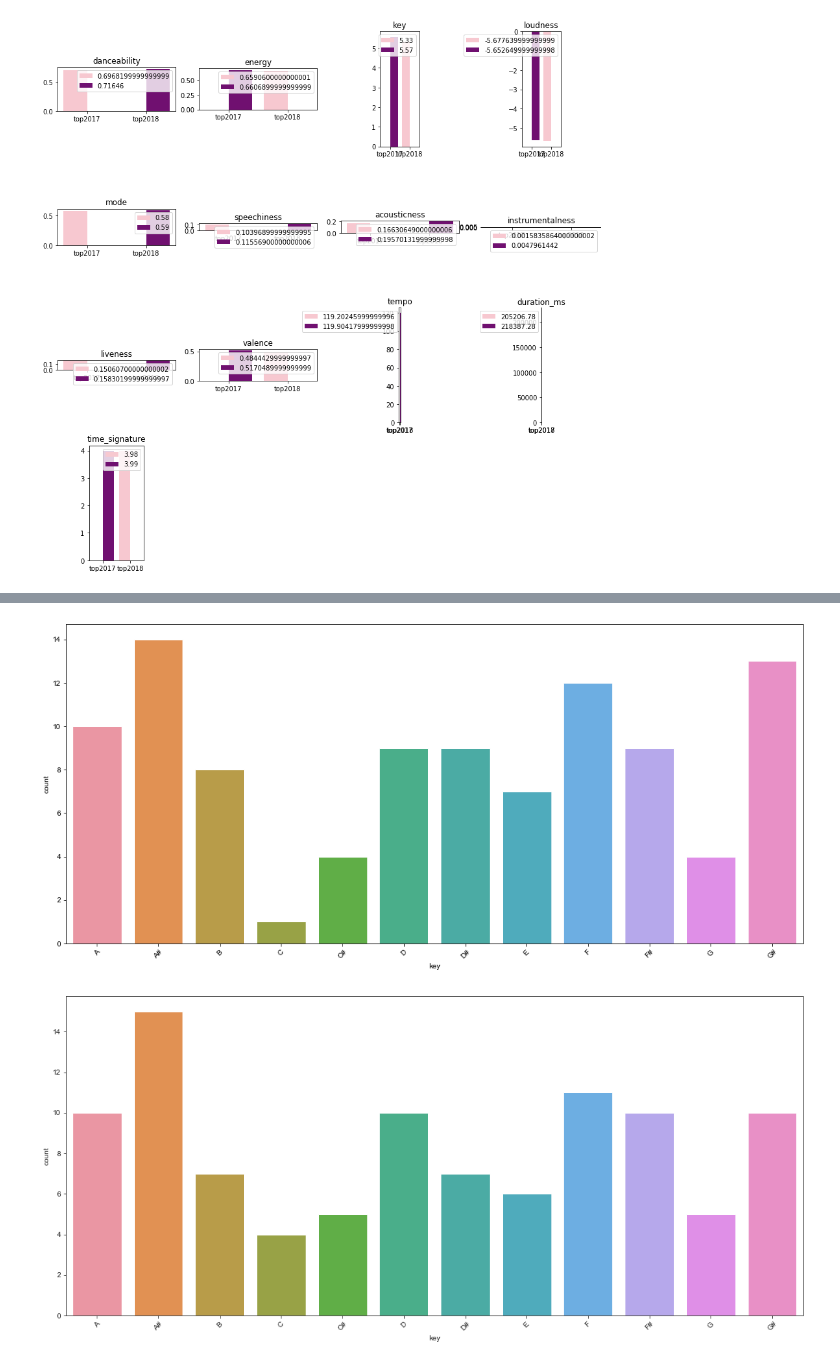
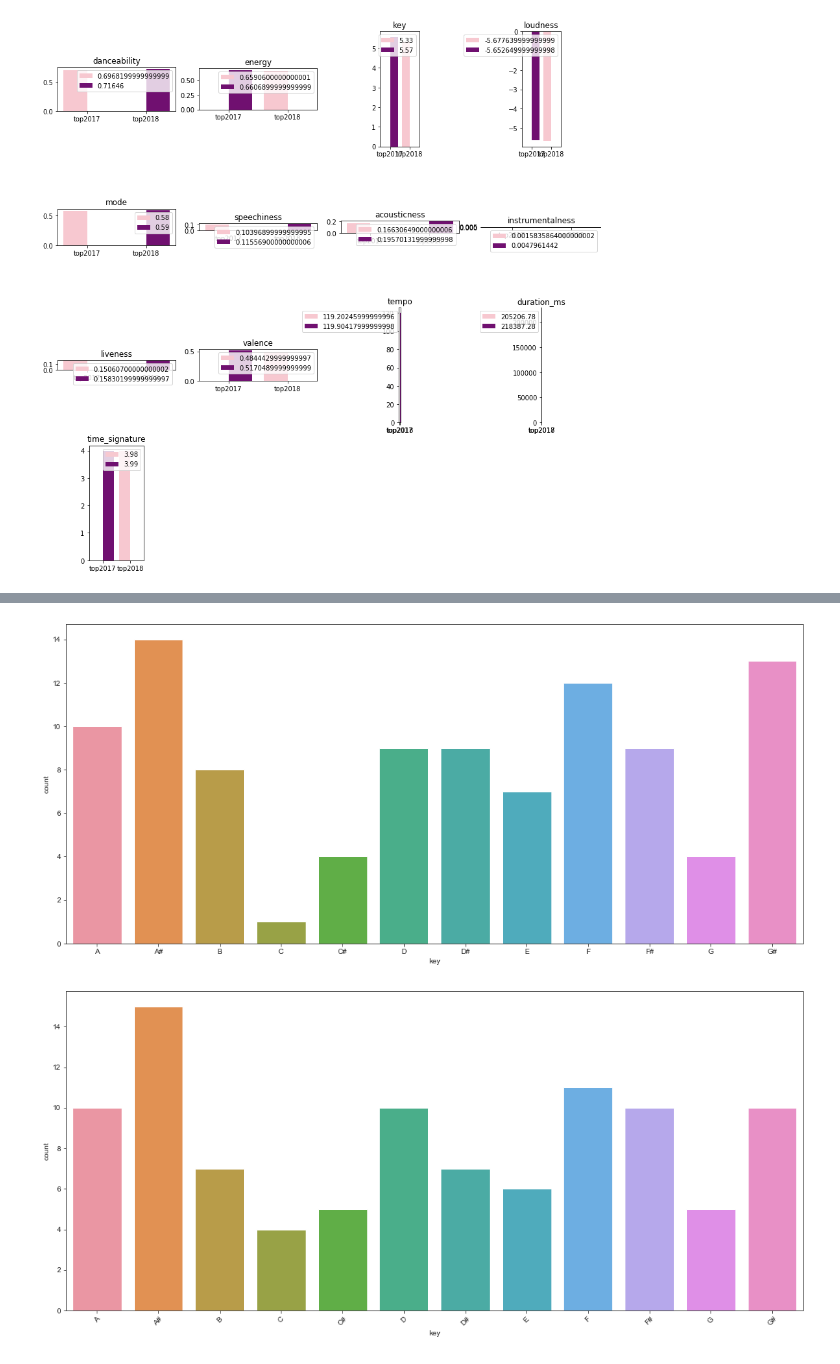
Before and after one commit to birgitsormus/spotify-predictions, a Jupyter notebook: 2017vs2018.ipynb, the cells around one changed output, grey strips where cells are left out. Drawn from its saved outputs; the diff is of its cells as text; code cells hidden in the pictures.

```diff
--- a/2017vs2018.ipynb
+++ b/2017vs2018.ipynb
@@ -46,21 +71,16 @@ for i, column in enumerate(top2017.columns[3:]):
 # %%
-bar_cols = top2017[['key','mode','time_signature']]
-top2017key = top2017.replace({'key':{0:'A', 1:'A#', 2:'B', 3:'C', 4:'C#', 5:'D', 6:'D#', 7:'E', 8:'F', 9:'F#', 10:'G', 11:'G#'}})
-top2018key = top2018.replace({'key':{0:'A', 1:'A#', 2:'B', 3:'C', 4:'C#', 5:'D', 6:'D#', 7:'E', 8:'F', 9:'F#', 10:'G', 11:'G#'}})
-
 for col in ['key']:
     df_temp = top2017key.groupby([col]).size().reset_index(name='count')
     plt.figure(figsize=(18,8))
-    plt.xticks(rotation=45)
+    #plt.xticks(rotation=45)
     sns.set_style("ticks")
     sns.barplot(data = df_temp, x= col, y= 'count')
 
     df_temp = top2018key.groupby([col]).size().reset_index(name='count')
     plt.figure(figsize=(18,8))
-    plt.xticks(rotation=45)
     sns.set_style("ticks")
     sns.barplot(data = df_temp, x= col, y= 'count')
 # %% [output]
-[figure, old version]
+[figure, new version]
 [figure]
 # %%
```
Also changed, not shown: parts of 4 cells of this notebook.
